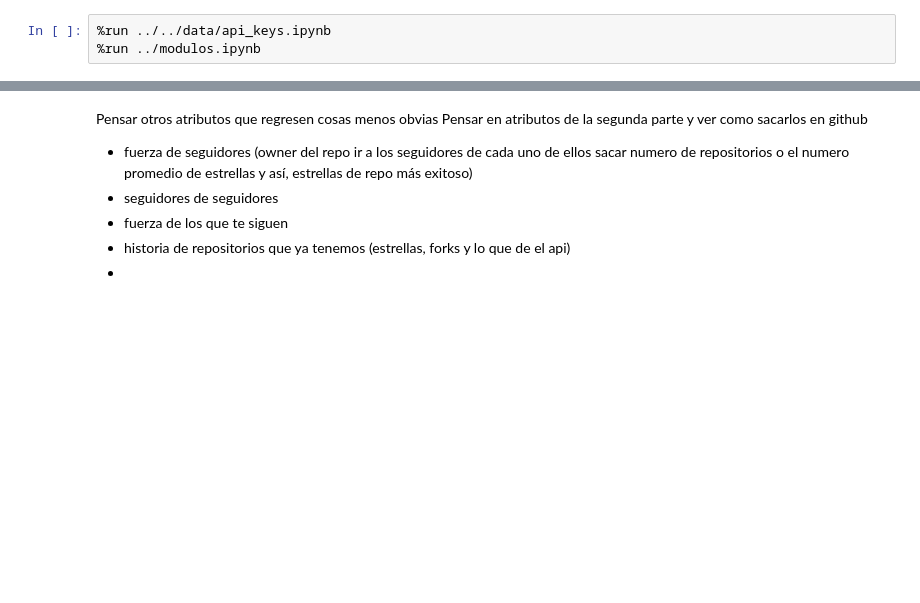
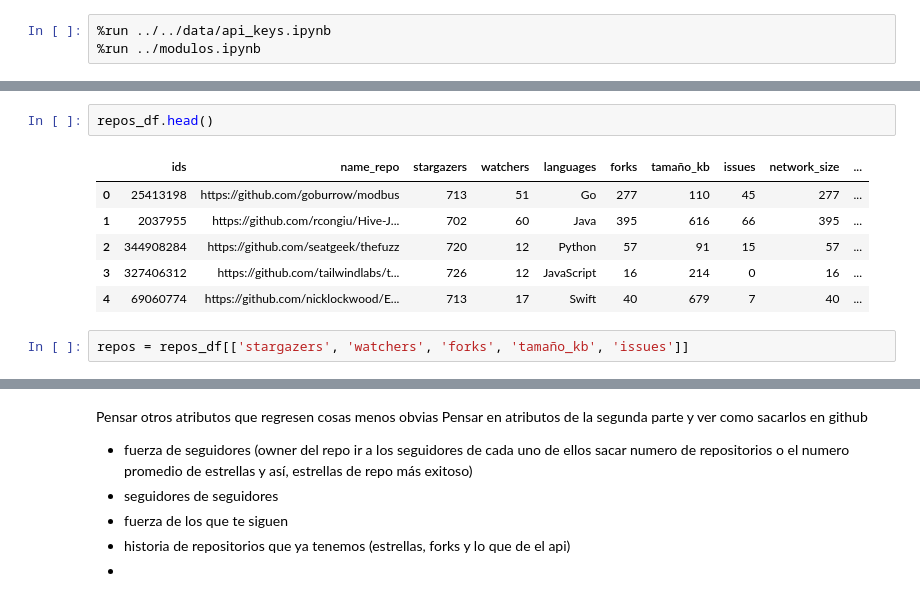
Before and after one commit to FunkySpiderman/Promisearch, a Jupyter notebook: pipeline/02-preprocesamiento/1_KMeans.ipynb, the cells around one changed output, grey strips where cells are left out. Drawn from its saved outputs; the diff is of its cells as text; blank space fills up the shorter version.

```diff
--- a/pipeline/02-preprocesamiento/1_KMeans.ipynb
+++ b/pipeline/02-preprocesamiento/1_KMeans.ipynb
@@ -6,3 +18,14 @@ repos = pd.read_csv('../../data/repos_muestreos2.csv')
+# %%
+repos_df.head()
+# %% [output]
+|  | ids | name_repo | stargazers | watchers | languages | forks | tamaño_kb | issues | network_size | ... |
+| 0 | 25413198 | https://github.com/goburrow/modbus | 713 | 51 | Go | 277 | 110 | 45 | 277 | ... |
+| 1 | 2037955 | https://github.com/rcongiu/Hive-J... | 702 | 60 | Java | 395 | 616 | 66 | 395 | ... |
+| 2 | 344908284 | https://github.com/seatgeek/thefuzz | 720 | 12 | Python | 57 | 91 | 15 | 57 | ... |
+| 3 | 327406312 | https://github.com/tailwindlabs/t... | 726 | 12 | JavaScript | 16 | 214 | 0 | 16 | ... |
+| 4 | 69060774 | https://github.com/nicklockwood/E... | 713 | 17 | Swift | 40 | 679 | 7 | 40 | ... |
+# %%
+repos = repos_df[['stargazers', 'watchers', 'forks', 'tamaño_kb', 'issues']]
 # %%
 maxs=repos.loc[:,'stargazers':].max(0)
 mins=repos.loc[:,'stargazers':].min(0)
```
Also changed, not shown: parts of 11 cells of this notebook, 5 other files.
